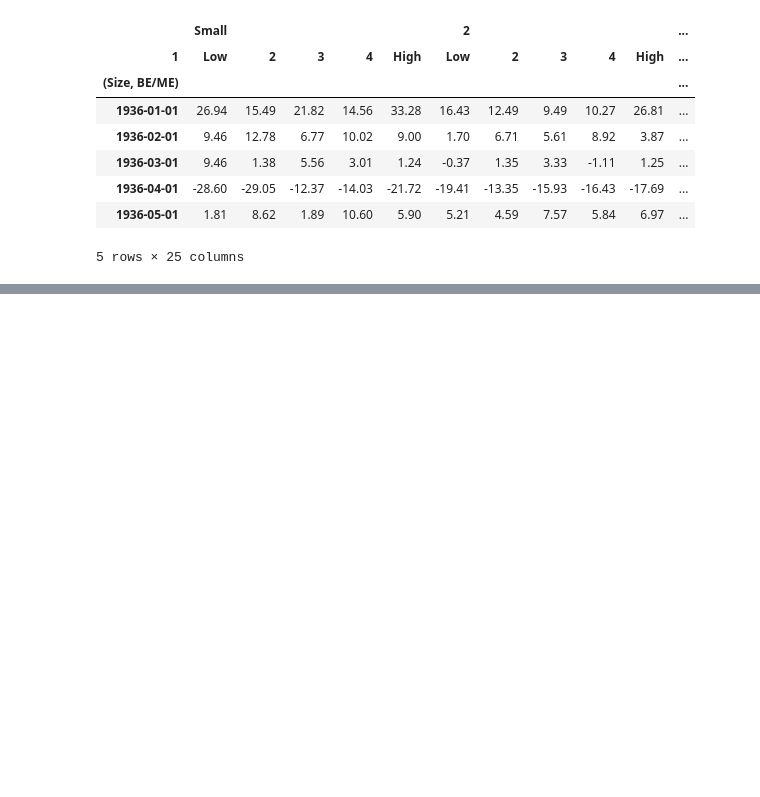
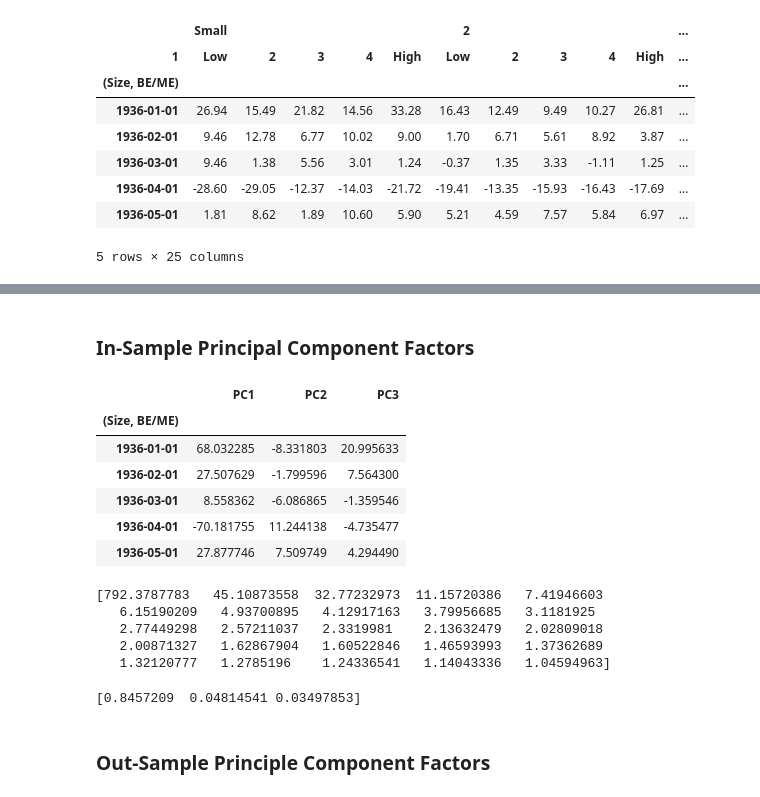
Before and after one commit to Hemasrikar/Financial-Statistics-and-Econometrics, a Jupyter notebook: forming_some_factors.ipynb, the cells around one changed output, grey strips where cells are left out. Cells and saved outputs as stored; diff of their text form; code cells hidden in the pictures; blank space fills up the shorter version.

```diff
--- a/forming_some_factors.ipynb
+++ b/forming_some_factors.ipynb
@@ -77,0 +93,44 @@ excess_returns.head()
+# %% [markdown]
+### In-Sample Principal Component Factors
+# %%
+# Eigendecomposition
+eigenvalues, eigenvectors = np.linalg.eigh(cova_matrix)
+
+# eigh returns in ASCENDING order — reverse to get largest first
+idx = np.argsort(eigenvalues)[::-1]
+eigenvalues  = eigenvalues[idx]
+eigenvectors = eigenvectors[:, idx]    # 25 × 25, columns are eigenvectors
+
+# extracting 3 largest eigenvectors, the factor weights is 25 x 3
+W = eigenvectors[:, :3]
+
+# factor time-series (T x 3)
+F = excess_returns.values @ W
+
+in_sample_factors_df = pd.DataFrame(F, index=excess_returns.index, columns=['PC1', 'PC2', 'PC3'])
+
+in_sample_factors_df.head()
+# %% [output]
+|  | PC1 | PC2 | PC3 |
+| (Size, BE/ME) |  |  |  |
+| 1936-01-01 | 68.032285 | -8.331803 | 20.995633 |
+| 1936-02-01 | 27.507629 | -1.799596 | 7.564300 |
+| 1936-03-01 | 8.558362 | -6.086865 | -1.359546 |
+| 1936-04-01 | -70.181755 | 11.244138 | -4.735477 |
+| 1936-05-01 | 27.877746 | 7.509749 | 4.294490 |
+# %%
+print(eigenvalues)
+# print(eigenvectors)
+# %% [output]
+[792.3787783   45.10873558  32.77232973  11.15720386   7.41946603
+   6.15190209   4.93700895   4.12917163   3.79956685   3.1181925
+   2.77449298   2.57211037   2.3319981    2.13632479   2.02809018
+   2.00871327   1.62867904   1.60522846   1.46593993   1.37362689
+   1.32120777   1.2785196    1.24336541   1.14043336   1.04594963]
+# %%
+total_var = eigenvalues.sum()
+print(eigenvalues[:3] / total_var)
+# %% [output]
+[0.8457209  0.04814541 0.03497853]
+# %% [markdown]
+### Out-Sample Principle Component Factors
```
Also changed, not shown: parts of 5 cells of this notebook.
